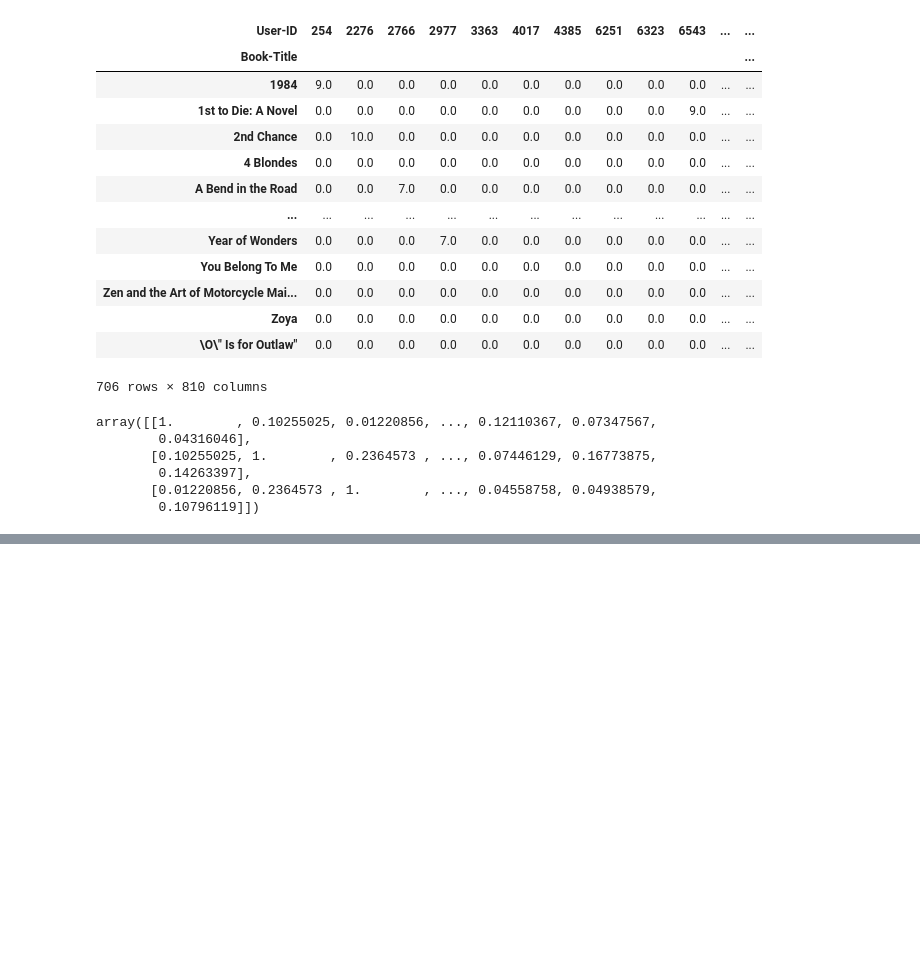
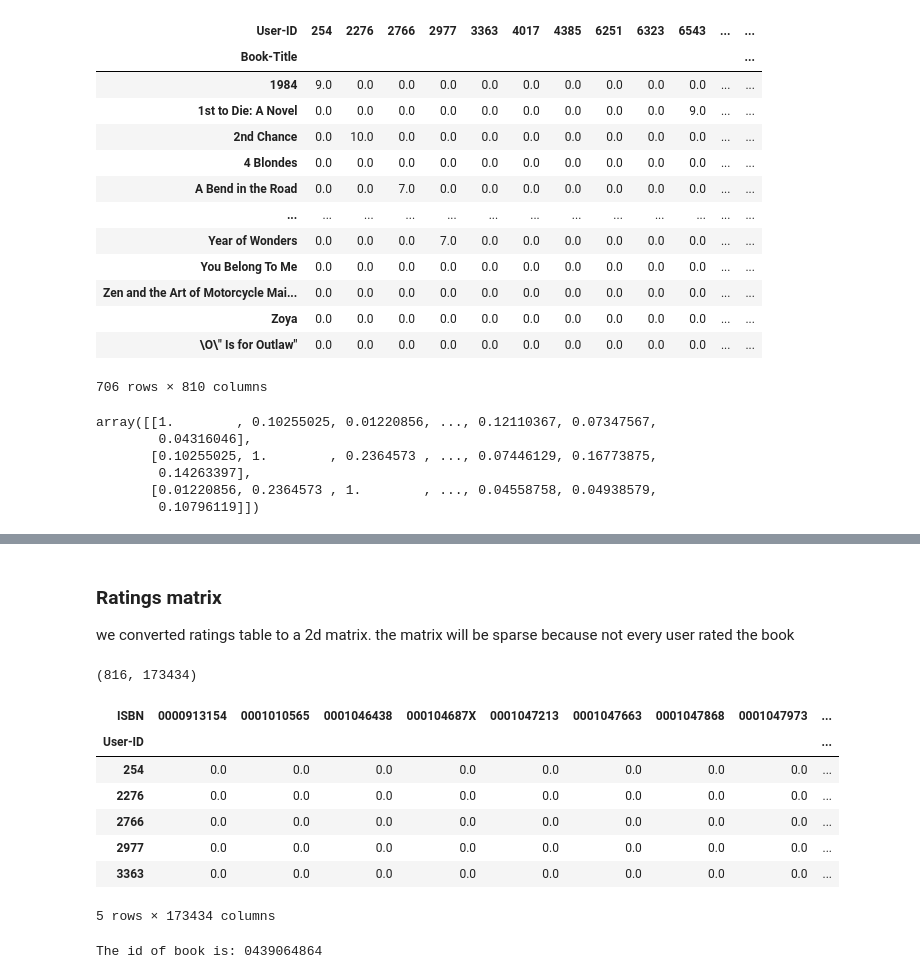
Before and after one commit to MANISH-KUMAR-CODES/Book-Recommendtion-System, a Jupyter notebook: Book_Recommendtion_System.ipynb, the cells around one changed output, grey strips where cells are left out. Saved outputs shown, nothing was run; the diff lists cells and outputs as text; code cells hidden in the pictures; blank space fills up the shorter version.

```diff
--- a/Book_Recommendtion_System.ipynb
+++ b/Book_Recommendtion_System.ipynb
@@ -932,0 +963,5 @@ recommendations("Harry Potter and the Chamber of Secrets (Book 2)",5)
+# %%
+counts1 = df['User-ID'].value_counts()
+rating = df[df['User-ID'].isin(counts1[counts1 >= 200].index)]   # dataframe with user_id who gave above 200 ratings
+counts = rating['Book-Rating'].value_counts()
+ratings = rating[rating['Book-Rating'].isin(counts[counts >= 100].index)]   # dataframe with book ratings above 100
@@ -932,0 +980,25 @@ recommendations("Harry Potter and the Chamber of Secrets (Book 2)",5)
+# %% [markdown]
+### Ratings matrix
+
+we converted ratings table to a 2d matrix. the matrix will be sparse because not every user rated the book
+# %%
+#making rating matrix using piot table
+ratings_matrix = ratings.pivot(index='User-ID', columns='ISBN', values='Book-Rating')
+userID = ratings_matrix.index
+ISBN = ratings_matrix.columns
+# filling nan values in matrix with 0
+ratings_matrix.fillna(0, inplace = True)
+
+#printing shape and checking first few rows
+print(ratings_matrix.shape)
+ratings_matrix.head()
+# %% [output]
+(816, 173434)
+| ISBN | 0000913154 | 0001010565 | 0001046438 | 000104687X | 0001047213 | 0001047663 | 0001047868 | 0001047973 | ... |
+| User-ID |  |  |  |  |  |  |  |  | ... |
+| 254 | 0.0 | 0.0 | 0.0 | 0.0 | 0.0 | 0.0 | 0.0 | 0.0 | ... |
+| 2276 | 0.0 | 0.0 | 0.0 | 0.0 | 0.0 | 0.0 | 0.0 | 0.0 | ... |
+| 2766 | 0.0 | 0.0 | 0.0 | 0.0 | 0.0 | 0.0 | 0.0 | 0.0 | ... |
+| 2977 | 0.0 | 0.0 | 0.0 | 0.0 | 0.0 | 0.0 | 0.0 | 0.0 | ... |
+| 3363 | 0.0 | 0.0 | 0.0 | 0.0 | 0.0 | 0.0 | 0.0 | 0.0 | ... |
+5 rows × 173434 columns
@@ -932,0 +1008,6 @@ recommendations("Harry Potter and the Chamber of Secrets (Book 2)",5)
+# %%
+# getting id as output of book we want recommendations for
+isbn = ratings.loc[ratings['Book-Title'] == bookname].reset_index(drop = True).iloc[0]['ISBN']
+print('The id of book is:',isbn)
+# %% [output]
+The id of book is: 0439064864
```
Also changed, not shown: parts of 19 cells of this notebook.
